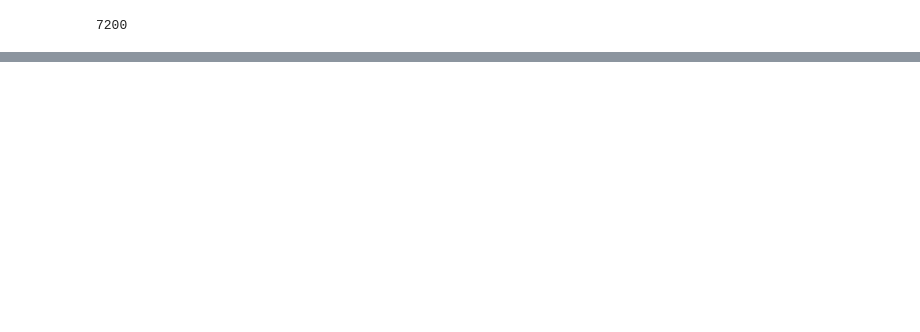
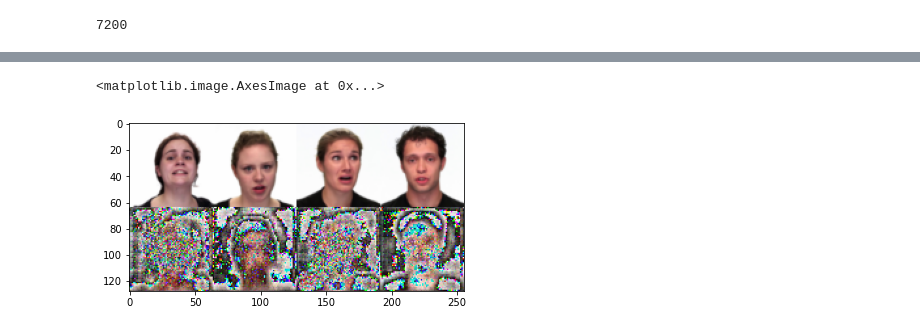
Before and after one commit to Ale-Ba2lero/Multimodal-Emotion-Analysis, a Jupyter notebook: src/Face_Emotion_MVAE.ipynb, the cells around one changed output, grey strips where cells are left out. Drawn from its saved outputs; the diff is of its cells as text; code cells hidden in the pictures; blank space fills up the shorter version.

```diff
--- a/src/Face_Emotion_MVAE.ipynb
+++ b/src/Face_Emotion_MVAE.ipynb
@@ -463,38 +473,41 @@ plt.show()
 # %%
-NUM_SAMPLES = 10
+NUM_SAMPLES = 4
 input_array = np.zeros(shape=(IMG_SIZE, 1, 3), dtype="uint8")
 reconstructed_array = np.zeros(shape=(IMG_SIZE, 1, 3), dtype="uint8")
 
 # pick NUM_SAMPLES random test images from the first mini-batch and
 # visualize how well we're reconstructing them
 
 faces = next(iter(dataset_loader))['image']
 if args.cuda:
     faces = faces.cuda()
 
 reco_indices = np.random.randint(0, faces.size(0), NUM_SAMPLES)
 for index in reco_indices:
     input_img = faces[index, :]
     # storing the input image
     input_img_display = np.array(input_img.cpu()*255., dtype='uint8')
     input_img_display = input_img_display.transpose((1, 2, 0))
     input_array = np.concatenate((input_array, input_img_display), axis=1)
 
     # generating the reconstructed image and adding to array
     input_img = input_img.view(1, 3, IMG_SIZE, IMG_SIZE)
     reconstructed_img = mvae.reconstruct_img_nosample(input_img)
     reconstructed_img = reconstructed_img.cpu().view(3, IMG_SIZE, IMG_SIZE).detach().numpy()
     reconstructed_img = np.array(reconstructed_img*255., dtype='uint8')
     reconstructed_img = reconstructed_img.transpose((1, 2, 0))
     reconstructed_array = np.concatenate((reconstructed_array, reconstructed_img), axis=1)
 
 from PIL import Image
 
 # remove first, blank column, and concatenate
 input_array = input_array[:,1:,:]
 reconstructed_array = reconstructed_array[:,1:,:]
 display_array = np.concatenate((input_array, reconstructed_array), axis=0)
-Image.fromarray(display_array)
+plt.imshow(display_array)
+# %% [output]
+<matplotlib.image.AxesImage at 0x...>
+[figure, added]
 # %%
 import os
 
```
Also changed, not shown: parts of 14 cells of this notebook.
